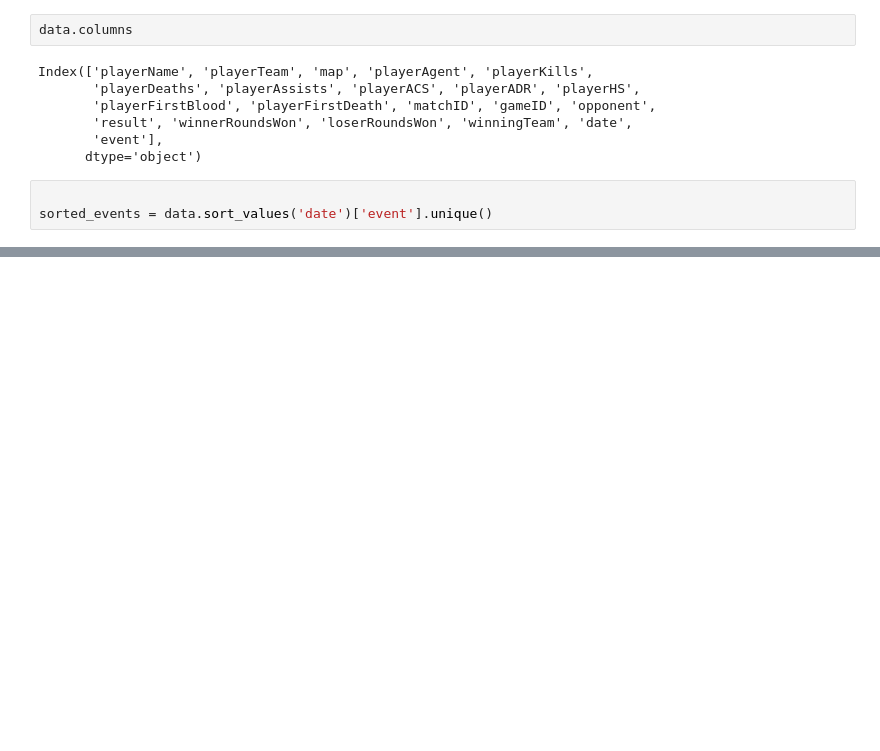
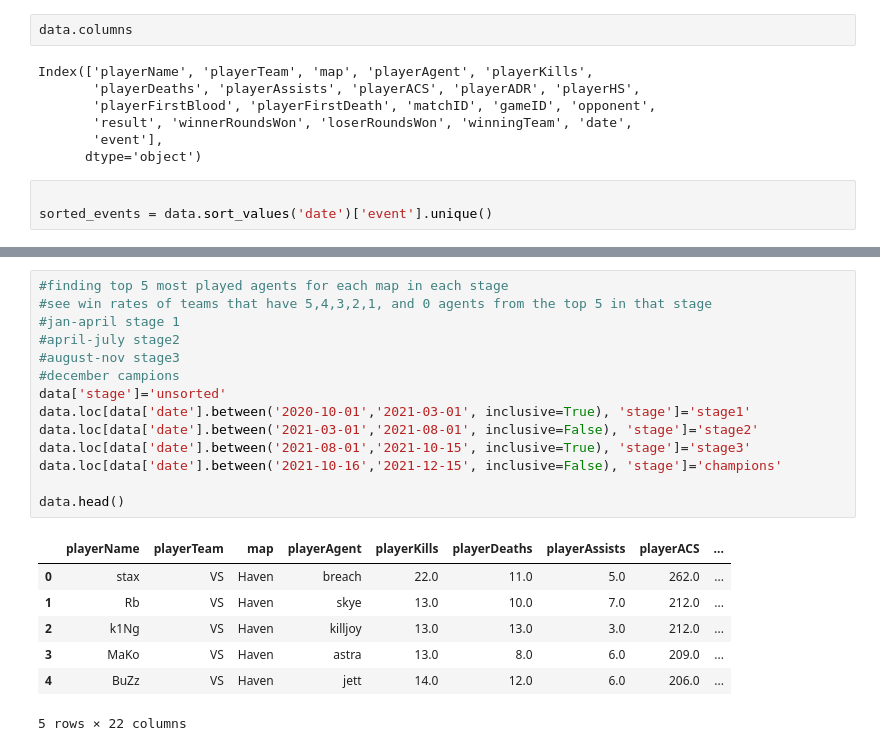
Before and after one commit to timothyliutl/ValorantData, a Jupyter notebook: thirdAttempt.ipynb, the cells around one changed output, grey strips where cells are left out. Drawn from its saved outputs; the diff is of its cells as text; blank space fills up the shorter version.

```diff
--- a/thirdAttempt.ipynb
+++ b/thirdAttempt.ipynb
@@ -76,0 +69,22 @@ agentdata.plot(y='omen')
+# %%
+#finding top 5 most played agents for each map in each stage
+#see win rates of teams that have 5,4,3,2,1, and 0 agents from the top 5 in that stage
+#jan-april stage 1
+#april-july stage2
+#august-nov stage3
+#december campions
+data['stage']='unsorted'
+data.loc[data['date'].between('2020-10-01','2021-03-01', inclusive=True), 'stage']='stage1'
+data.loc[data['date'].between('2021-03-01','2021-08-01', inclusive=False), 'stage']='stage2'
+data.loc[data['date'].between('2021-08-01','2021-10-15', inclusive=True), 'stage']='stage3'
+data.loc[data['date'].between('2021-10-16','2021-12-15', inclusive=False), 'stage']='champions'
+
+data.head()
+# %% [output]
+|  | playerName | playerTeam | map | playerAgent | playerKills | playerDeaths | playerAssists | playerACS | ... |
+| 0 | stax | VS | Haven | breach | 22.0 | 11.0 | 5.0 | 262.0 | ... |
+| 1 | Rb | VS | Haven | skye | 13.0 | 10.0 | 7.0 | 212.0 | ... |
+| 2 | k1Ng | VS | Haven | killjoy | 13.0 | 13.0 | 3.0 | 212.0 | ... |
+| 3 | MaKo | VS | Haven | astra | 13.0 | 8.0 | 6.0 | 209.0 | ... |
+| 4 | BuZz | VS | Haven | jett | 14.0 | 12.0 | 6.0 | 206.0 | ... |
+5 rows × 22 columns
```
Also changed, not shown: parts of 5 cells of this notebook, 2 other files.
